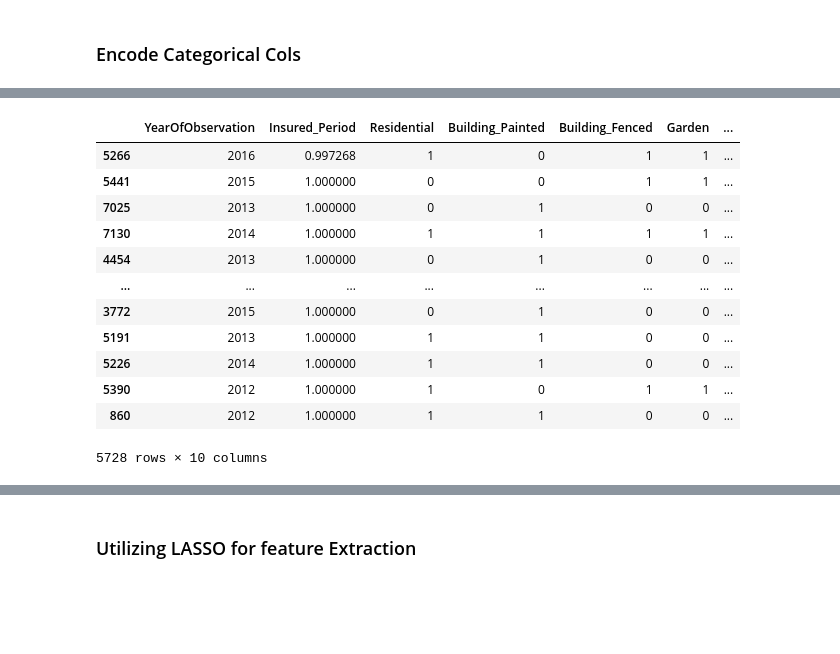
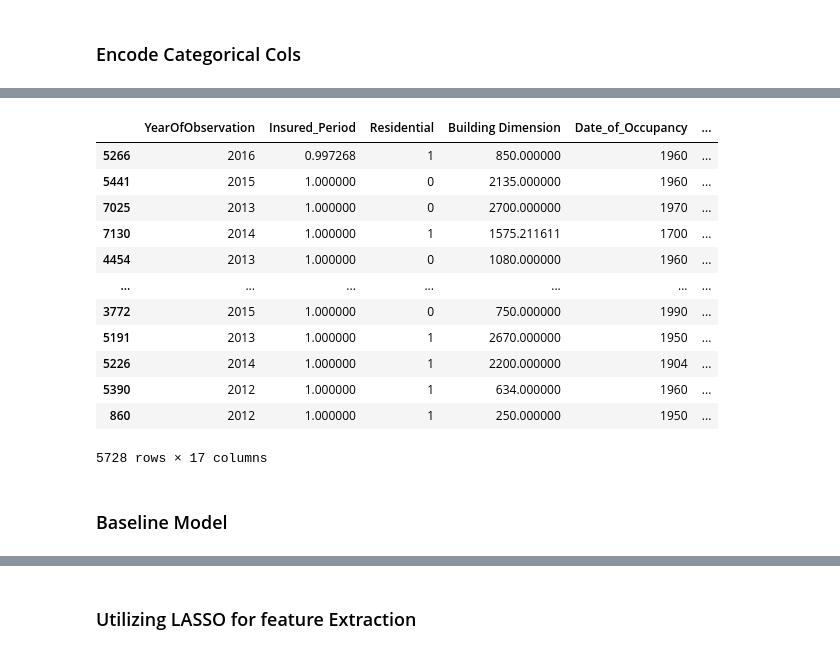
Before and after one commit to Timmy485/Insurance_Prediction, a Jupyter notebook: Insurance Prediciton.ipynb, the cells around one changed output, grey strips where cells are left out. Saved outputs shown, nothing was run; the diff lists cells and outputs as text; code cells hidden in the pictures; blank space fills up the shorter version.

Commit message:
switched encoding technique to one-hot encoding for all columns

```diff
--- a/Insurance Prediciton.ipynb
+++ b/Insurance Prediciton.ipynb
@@ -282,0 +272,5 @@ df2.to_csv('test_clean_data.csv', index=False)
+# %%
+# Convert the numerical values to string labels for building type
+mapping = {1: 'type1', 2: 'type2', 3: 'type3', 4: 'type4'}
+df['Building_Type'] = df['Building_Type'].map(mapping)
+df.head()
@@ -313,20 +304,0 @@ X_train
-# %%
-# Label encode categorical features
-
-# Define columns to encode
-cols_to_encode = ['Building_Painted', 'Building_Fenced', 'Garden', 'Settlement']
-
-# create a label encoder object
-le = LabelEncoder()
-
-# iterate over columns and apply label encoding
-for col in cols_to_encode:
-    X_train[col] = le.fit_transform(X_train[col])
-    X_test[col] = le.transform(X_test[col])
-
-
-
-# convert back to a dataframe
-X_train = pd.DataFrame(X_train, columns=X_train.columns)
-X_test = pd.DataFrame(X_test, columns=X_test.columns)
-X_train
@@ -347,29 +305,26 @@ X_train
-# %%
-# scale features
-
-# instantiate the scaler
-scaler = StandardScaler()
-
-# fit and transform the training set
-X_train['Building Dimension'] = scaler.fit_transform(X_train[['Building Dimension']])
-
-# transform the test set using the fitted scaler from the training set
-X_test['Building Dimension'] = scaler.transform(X_test[['Building Dimension']])
-X_train
-# %% [output]
-|  | YearOfObservation | Insured_Period | Residential | Building_Painted | Building_Fenced | Garden | ... |
-| 5266 | 2016 | 0.997268 | 1 | 0 | 1 | 1 | ... |
-| 5441 | 2015 | 1.000000 | 0 | 0 | 1 | 1 | ... |
-| 7025 | 2013 | 1.000000 | 0 | 1 | 0 | 0 | ... |
-| 7130 | 2014 | 1.000000 | 1 | 1 | 1 | 1 | ... |
-| 4454 | 2013 | 1.000000 | 0 | 1 | 0 | 0 | ... |
-| ... | ... | ... | ... | ... | ... | ... | ... |
-| 3772 | 2015 | 1.000000 | 0 | 1 | 0 | 0 | ... |
-| 5191 | 2013 | 1.000000 | 1 | 1 | 0 | 0 | ... |
-| 5226 | 2014 | 1.000000 | 1 | 1 | 0 | 0 | ... |
-| 5390 | 2012 | 1.000000 | 1 | 0 | 1 | 1 | ... |
-| 860 | 2012 | 1.000000 | 1 | 1 | 0 | 0 | ... |
-5728 rows × 10 columns
+# %%
+cols_to_encode = ['Building_Painted', 'Building_Fenced', 'Garden', 'Settlement', 'Building_Type']
+
+# Perform one-hot encoding on cols
+X_train = pd.get_dummies(X_train, columns=cols_to_encode, prefix=cols_to_encode)
+X_test = pd.get_dummies(X_test, columns=cols_to_encode, prefix=cols_to_encode)
+X_train
+# %% [output]
+|  | YearOfObservation | Insured_Period | Residential | Building Dimension | Date_of_Occupancy | ... |
+| 5266 | 2016 | 0.997268 | 1 | 850.000000 | 1960 | ... |
+| 5441 | 2015 | 1.000000 | 0 | 2135.000000 | 1960 | ... |
+| 7025 | 2013 | 1.000000 | 0 | 2700.000000 | 1970 | ... |
+| 7130 | 2014 | 1.000000 | 1 | 1575.211611 | 1700 | ... |
+| 4454 | 2013 | 1.000000 | 0 | 1080.000000 | 1960 | ... |
+| ... | ... | ... | ... | ... | ... | ... |
+| 3772 | 2015 | 1.000000 | 0 | 750.000000 | 1990 | ... |
+| 5191 | 2013 | 1.000000 | 1 | 2670.000000 | 1950 | ... |
+| 5226 | 2014 | 1.000000 | 1 | 2200.000000 | 1904 | ... |
+| 5390 | 2012 | 1.000000 | 1 | 634.000000 | 1960 | ... |
+| 860 | 2012 | 1.000000 | 1 | 250.000000 | 1950 | ... |
+5728 rows × 17 columns
+# %% [markdown]
+### Baseline Model
 # %%
 def train_model():
     # Define the parameter grid to search over
```
Also changed, not shown: parts of 27 cells of this notebook.
